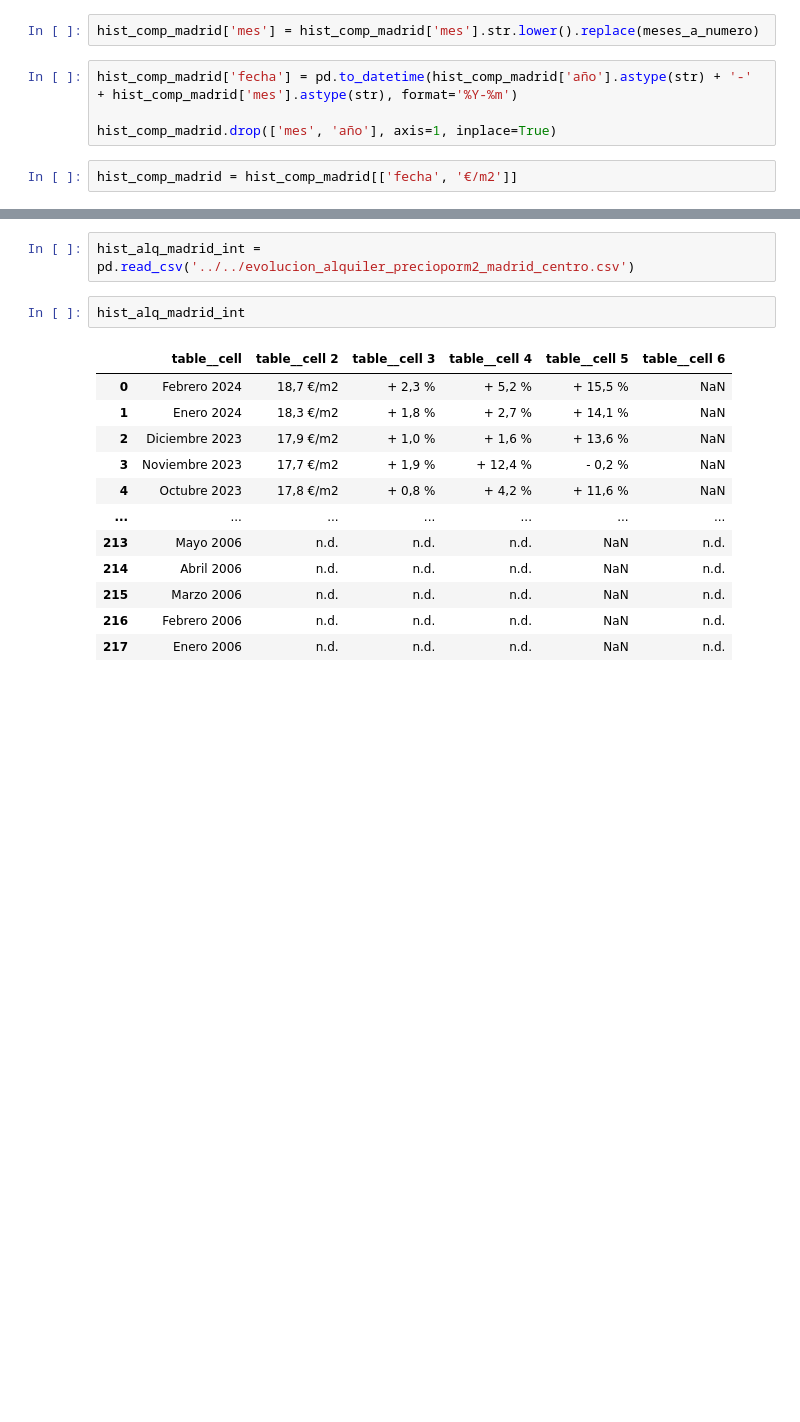
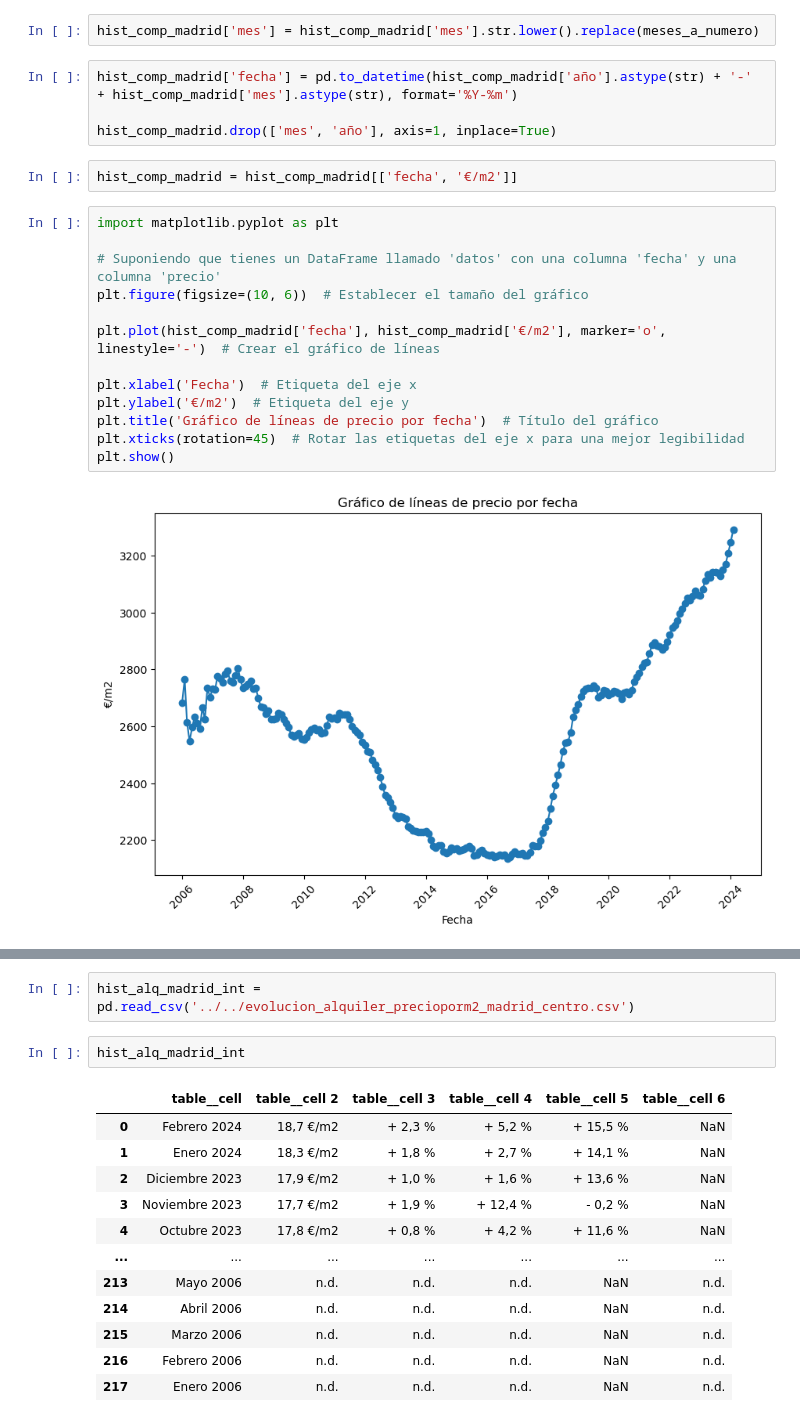
Before and after one commit to Gbau11/Analisis-de-la-vivienda-Idealista, a Jupyter notebook: jupyter/analisis_exploratorio/analisis_explo.ipynb, the cells around one changed output, grey strips where cells are left out. Saved outputs shown, nothing was run; the diff lists cells and outputs as text; blank space fills up the shorter version.

```diff
--- a/jupyter/analisis_exploratorio/analisis_explo.ipynb
+++ b/jupyter/analisis_exploratorio/analisis_explo.ipynb
@@ -101,3 +101,18 @@ hist_comp_madrid['fecha'] = pd.to_datetime(hist_comp_madrid['año'].astype(str)
 hist_comp_madrid.drop(['mes', 'año'], axis=1, inplace=True)
 # %%
 hist_comp_madrid = hist_comp_madrid[['fecha', '€/m2']]
+# %%
+import matplotlib.pyplot as plt
+
+# Suponiendo que tienes un DataFrame llamado 'datos' con una columna 'fecha' y una columna 'precio'
+plt.figure(figsize=(10, 6))  # Establecer el tamaño del gráfico
+
+plt.plot(hist_comp_madrid['fecha'], hist_comp_madrid['€/m2'], marker='o', linestyle='-')  # Crear el gráfico de líneas
+
+plt.xlabel('Fecha')  # Etiqueta del eje x
+plt.ylabel('€/m2')  # Etiqueta del eje y
+plt.title('Gráfico de líneas de precio por fecha')  # Título del gráfico
+plt.xticks(rotation=45)  # Rotar las etiquetas del eje x para una mejor legibilidad
+plt.show()
+# %% [output]
+[figure, added]
```
Also changed, not shown: parts of 8 cells of this notebook, 2 other files.
